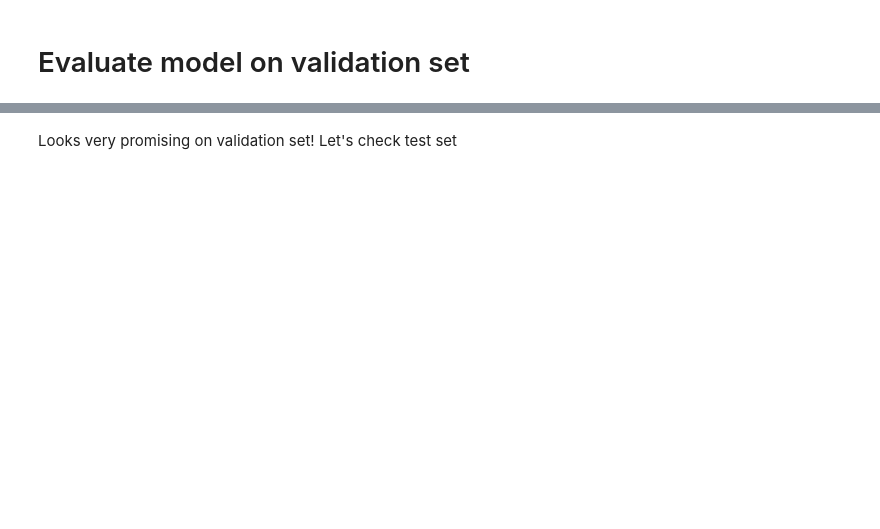
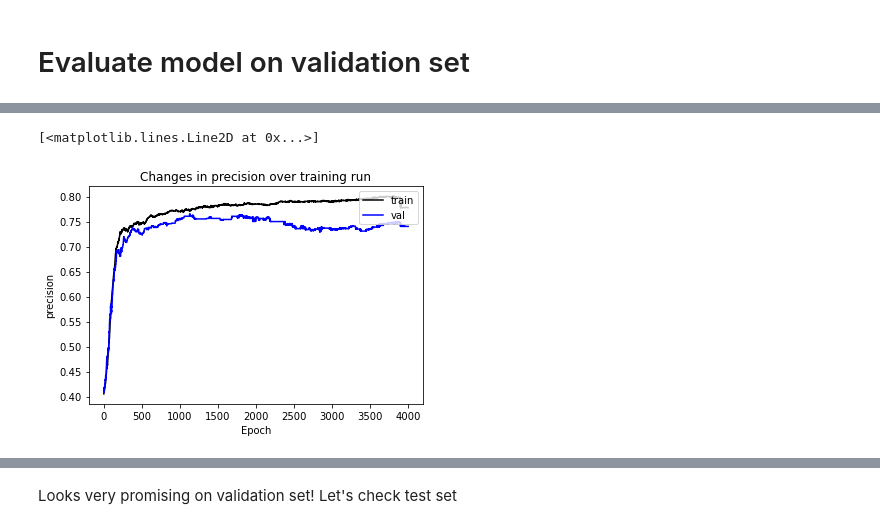
Before and after one commit to LingeJohnsen/Playlist-curator, a Jupyter notebook: Jazzy_training_notebook.ipynb, the cells around one changed output, grey strips where cells are left out. Cells and saved outputs as stored; diff of their text form; code cells hidden in the pictures; blank space fills up the shorter version.

```diff
--- a/Jazzy_training_notebook.ipynb
+++ b/Jazzy_training_notebook.ipynb
@@ -135 +189,6 @@ loss_train, precision_train, true_positives_train, true_negatives_train, false_p
+# %%
+learning_plot(jazz_model, 'precision')
+# %% [output]
+[<matplotlib.lines.Line2D at 0x...>]
+[figure, added]
 # %%
```
Also changed, not shown: parts of 25 cells of this notebook, 1 other file.
